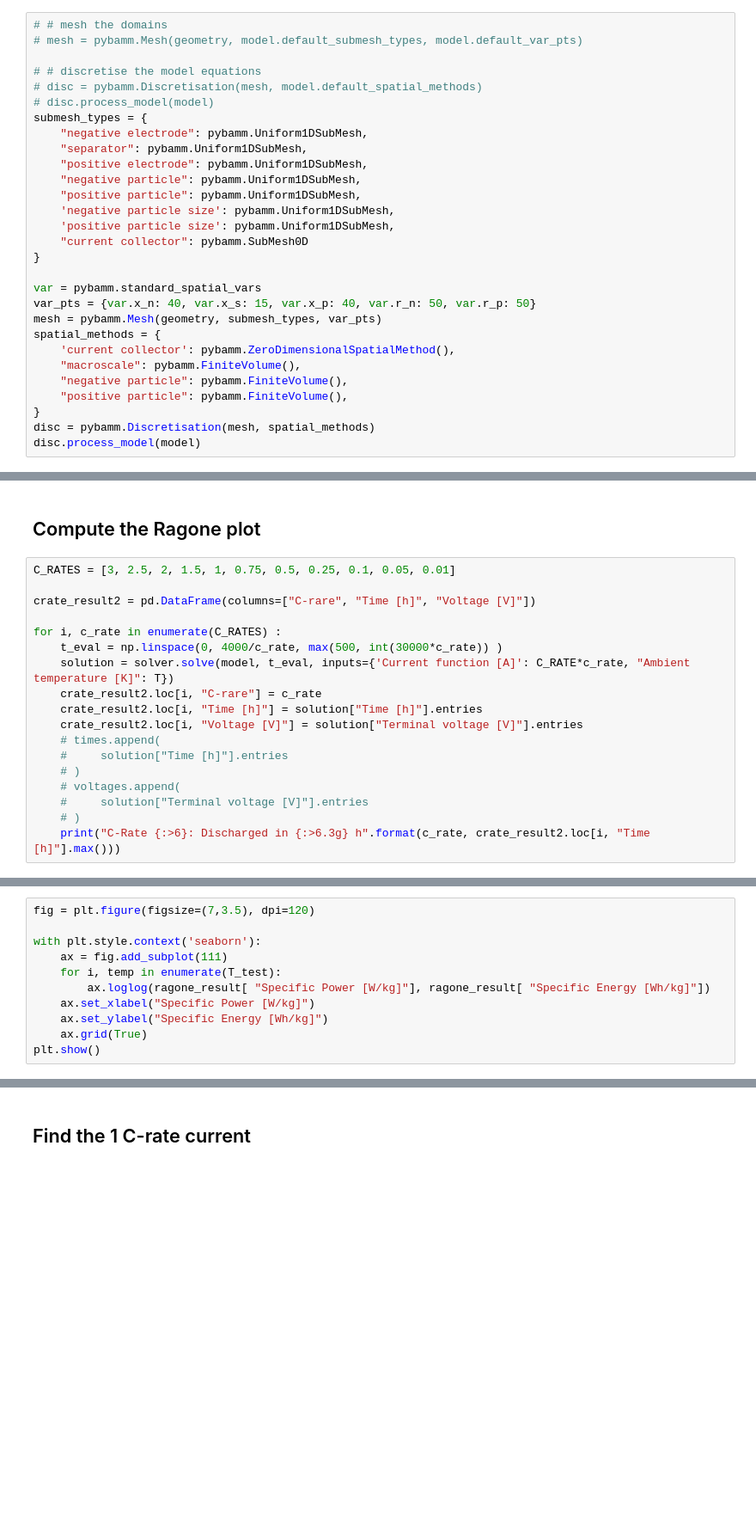
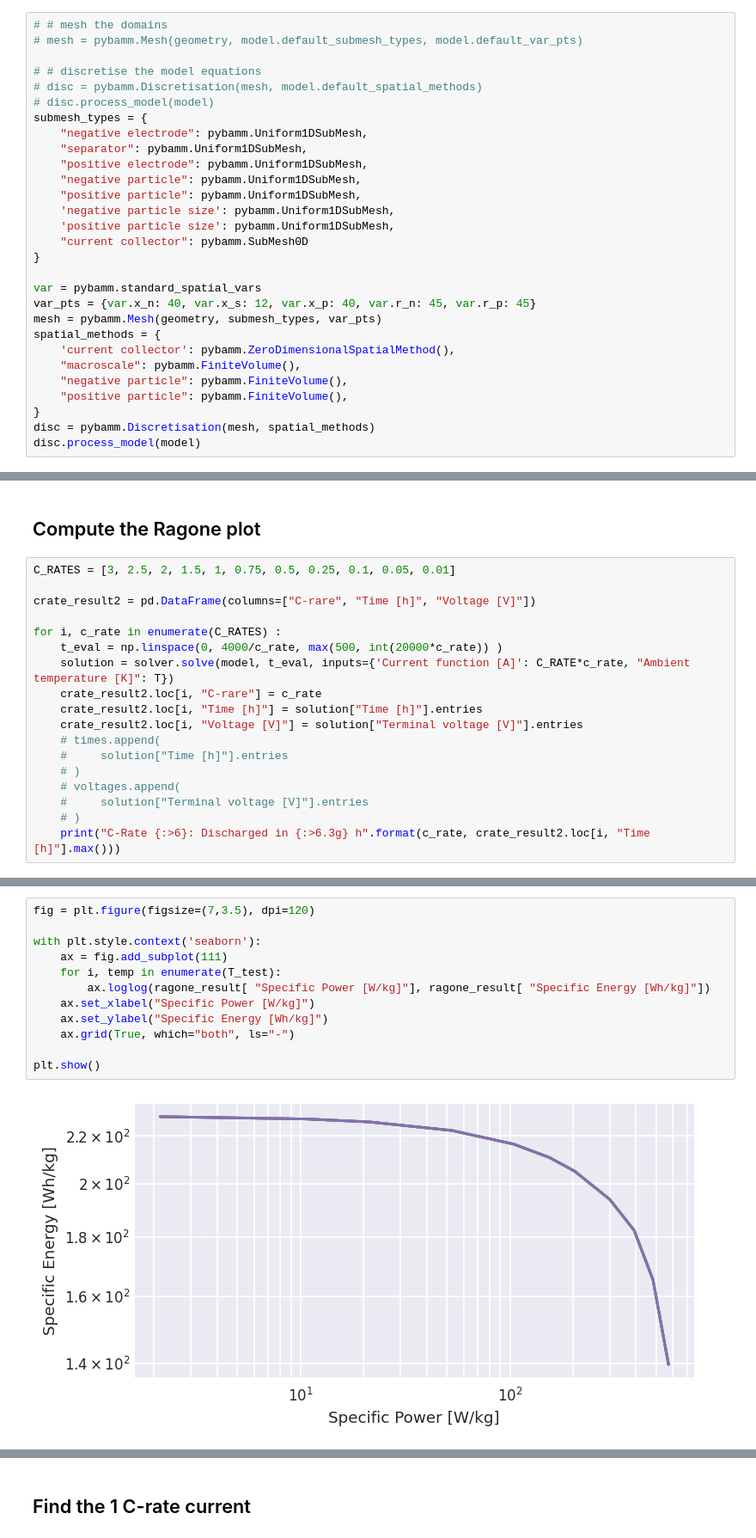
Before and after one commit to paolodeangelis/Energy_storage, a Jupyter notebook: 2-Hands-on_LIB_modelling.ipynb, the cells around one changed output, grey strips where cells are left out. Shown at 86% size. Saved outputs shown, nothing was run; the diff lists cells and outputs as text; blank space fills up the shorter version.

```diff
--- a/2-Hands-on_LIB_modelling.ipynb
+++ b/2-Hands-on_LIB_modelling.ipynb
@@ -113,7 +95,7 @@ submesh_types = {
 }
 
 var = pybamm.standard_spatial_vars
-var_pts = {var.x_n: 40, var.x_s: 15, var.x_p: 40, var.r_n: 50, var.r_p: 50}
+var_pts = {var.x_n: 40, var.x_s: 12, var.x_p: 40, var.r_n: 45, var.r_p: 45}
 mesh = pybamm.Mesh(geometry, submesh_types, var_pts)
 spatial_methods = {
     'current collector': pybamm.ZeroDimensionalSpatialMethod(),
@@ -340,7 +322,7 @@ C_RATES = [3, 2.5, 2, 1.5, 1, 0.75, 0.5, 0.25, 0.1, 0.05, 0.01]
 crate_result2 = pd.DataFrame(columns=["C-rare", "Time [h]", "Voltage [V]"])
 
 for i, c_rate in enumerate(C_RATES) :
-    t_eval = np.linspace(0, 4000/c_rate, max(500, int(30000*c_rate)) )
+    t_eval = np.linspace(0, 4000/c_rate, max(500, int(20000*c_rate)) )
     solution = solver.solve(model, t_eval, inputs={'Current function [A]': C_RATE*c_rate, "Ambient temperature [K]": T})
     crate_result2.loc[i, "C-rare"] = c_rate
     crate_result2.loc[i, "Time [h]"] = solution["Time [h]"].entries
@@ -389,11 +401,14 @@ ragone_result
 # %%
 fig = plt.figure(figsize=(7,3.5), dpi=120)
 
 with plt.style.context('seaborn'):
     ax = fig.add_subplot(111)
     for i, temp in enumerate(T_test):
         ax.loglog(ragone_result[ "Specific Power [W/kg]"], ragone_result[ "Specific Energy [Wh/kg]"])
     ax.set_xlabel("Specific Power [W/kg]")
     ax.set_ylabel("Specific Energy [Wh/kg]")
-    ax.grid(True)
+    ax.grid(True, which="both", ls="-")
+
 plt.show()
+# %% [output]
+[figure, added]
```
Also changed, not shown: parts of 28 cells of this notebook.
